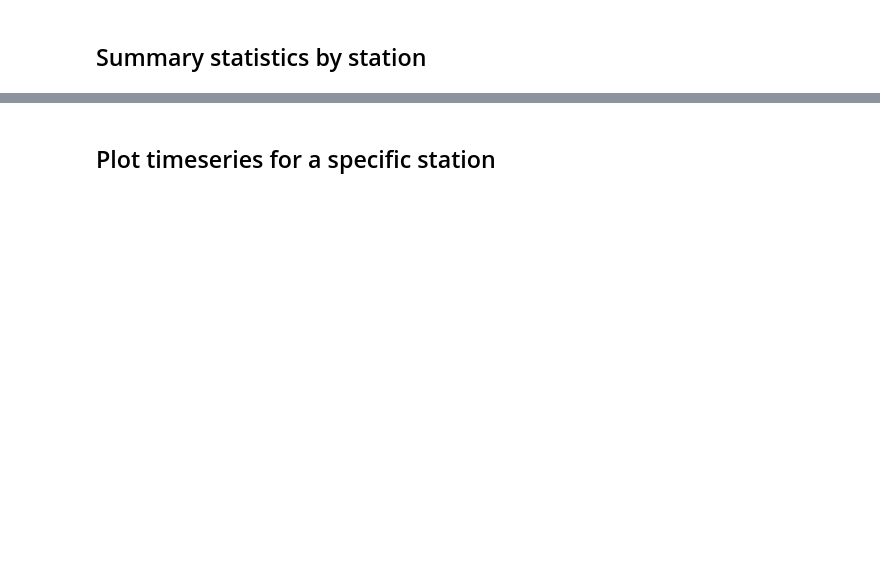
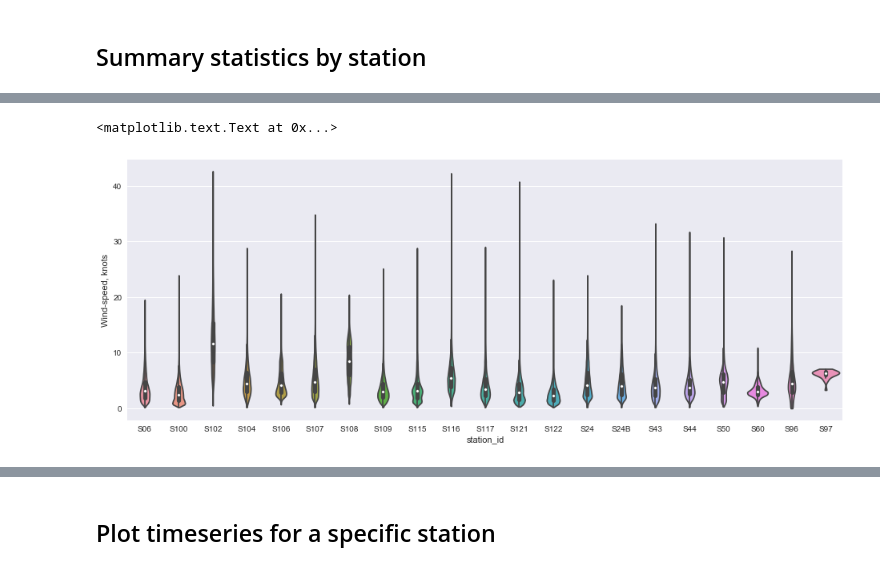
Before and after one commit to grandey/access-data-gov-sg, a Jupyter notebook: explore_met_csv_data.ipynb, the cells around one changed output, grey strips where cells are left out. Saved outputs shown, nothing was run; the diff lists cells and outputs as text; code cells hidden in the pictures; blank space fills up the shorter version.

```diff
--- a/explore_met_csv_data.ipynb
+++ b/explore_met_csv_data.ipynb
@@ -184,0 +198,8 @@ outer_df.groupby('station_id').describe(percentiles=[0.5,])
+# %%
+# Wind-speed
+fig, ax = plt.subplots(figsize=(16, 6))
+sns.violinplot(x=has_wind_df.index, y=has_wind_df['wind-speed'], cut=0, ax=ax)
+ax.set_ylabel('Wind-speed, knots')
+# %% [output]
+<matplotlib.text.Text at 0x...>
+[figure, added]
```
Also changed, not shown: parts of 15 cells of this notebook.
